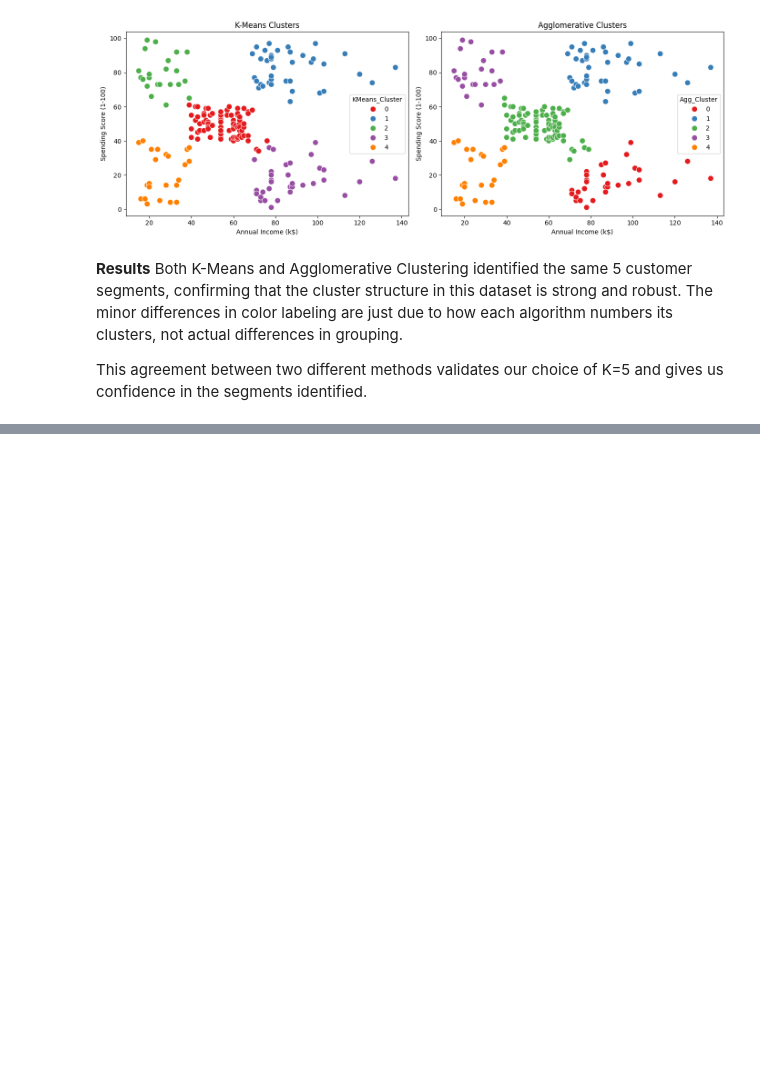
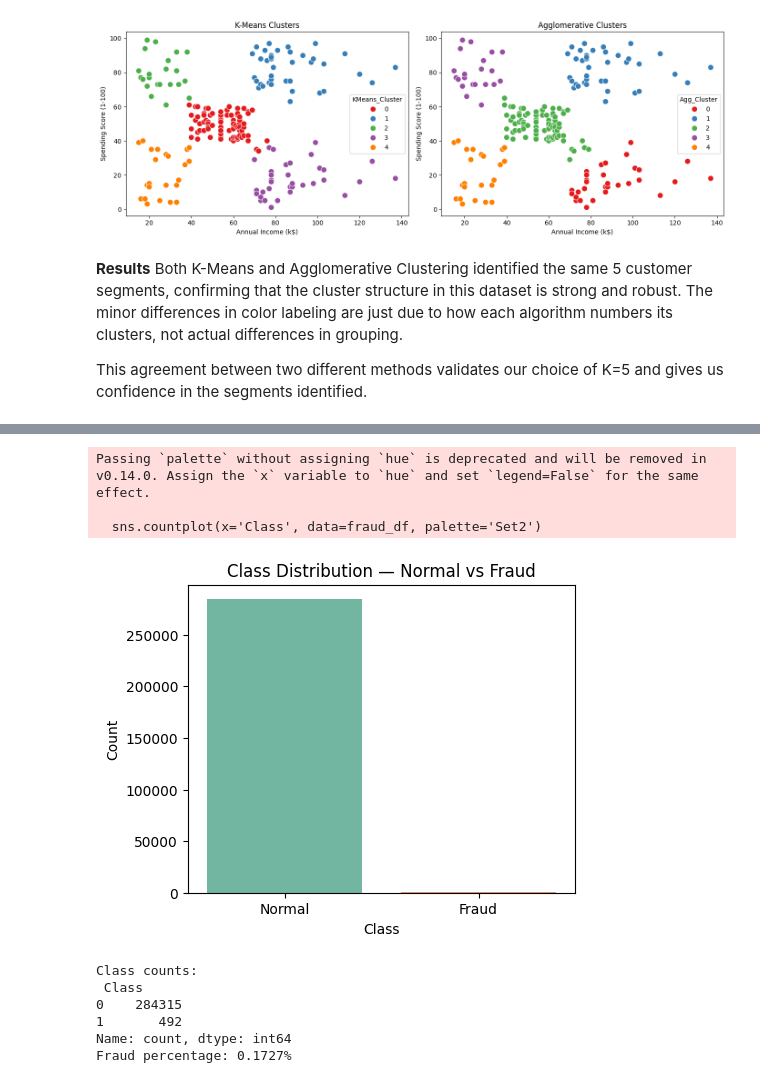
Before and after one commit to yusuf-codes10/touir-youcef-abderahim-ml-automal-homework, a Jupyter notebook: machine_learning.ipynb, the cells around one changed output, grey strips where cells are left out. Cells and saved outputs as stored; diff of their text form; code cells hidden in the pictures; blank space fills up the shorter version.

Commit message:
Project 2 EDA & interpretations

```diff
--- a/machine_learning.ipynb
+++ b/machine_learning.ipynb
@@ -258,0 +261,13 @@ This agreement between two different methods validates our choice of K=5 and giv
+# %%
+# PROJECT 2 : Fraud Detection — EDA
+import pandas as pd
+import matplotlib.pyplot as plt
+import seaborn as sns
+
+fraud_df = pd.read_csv('creditcard.csv')
+
+# 1. Shape, dtypes, null check
+print("Shape:", fraud_df.shape)
+print("\nDtypes:\n", fraud_df.dtypes)
+print("\nNull values:\n", fraud_df.isnull().sum())
+print("\nPreview:\n", fraud_df.head())
@@ -258,0 +292,22 @@ This agreement between two different methods validates our choice of K=5 and giv
+# %%
+# 2. Class distribution — fraud vs normal
+plt.figure(figsize=(5, 4))
+sns.countplot(x='Class', data=fraud_df, palette='Set2')
+plt.xticks([0, 1], ['Normal', 'Fraud'])
+plt.title('Class Distribution — Normal vs Fraud')
+plt.ylabel('Count')
+plt.show()
+
+print("Class counts:\n", fraud_df['Class'].value_counts())
+print("Fraud percentage: {:.4f}%".format(fraud_df['Class'].mean() * 100))
+# %% [output]
+Passing `palette` without assigning `hue` is deprecated and will be removed in v0.14.0. Assign the `x` variable to `hue` and set `legend=False` for the same effect.
+
+  sns.countplot(x='Class', data=fraud_df, palette='Set2')
+[figure, added]
+Class counts:
+ Class
+0    284315
+1       492
+Name: count, dtype: int64
+Fraud percentage: 0.1727%
```
Also changed, not shown: parts of 5 cells of this notebook.
